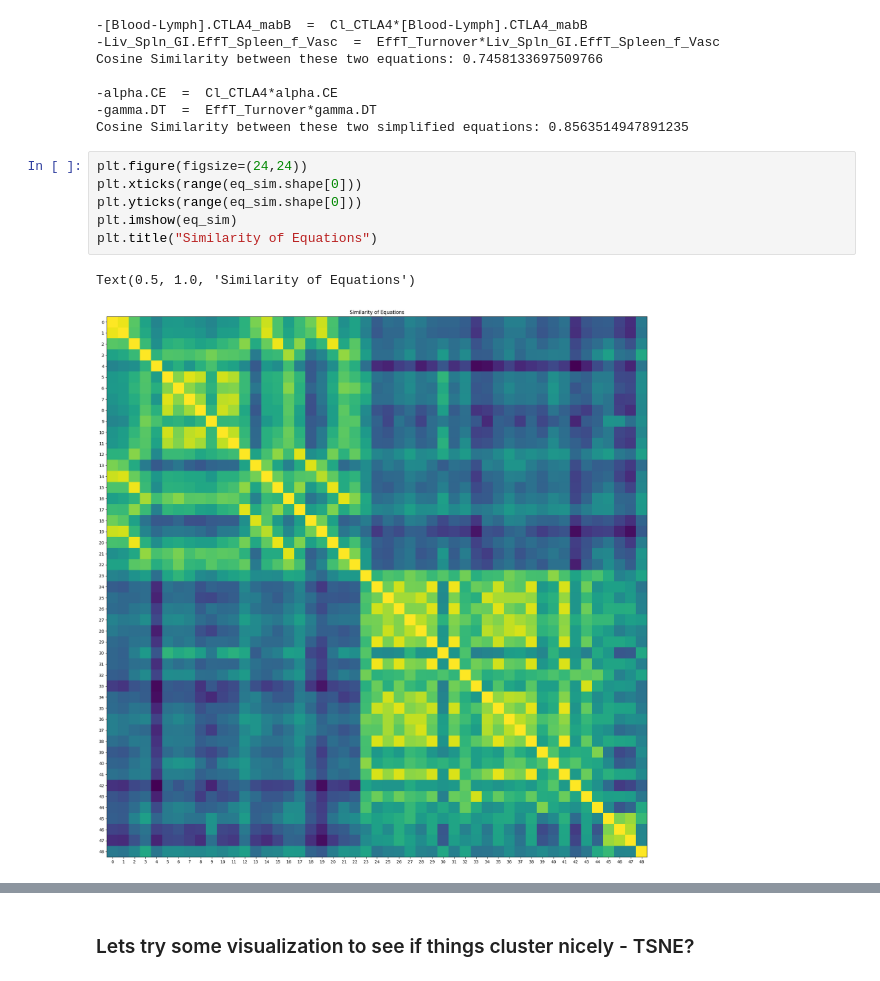
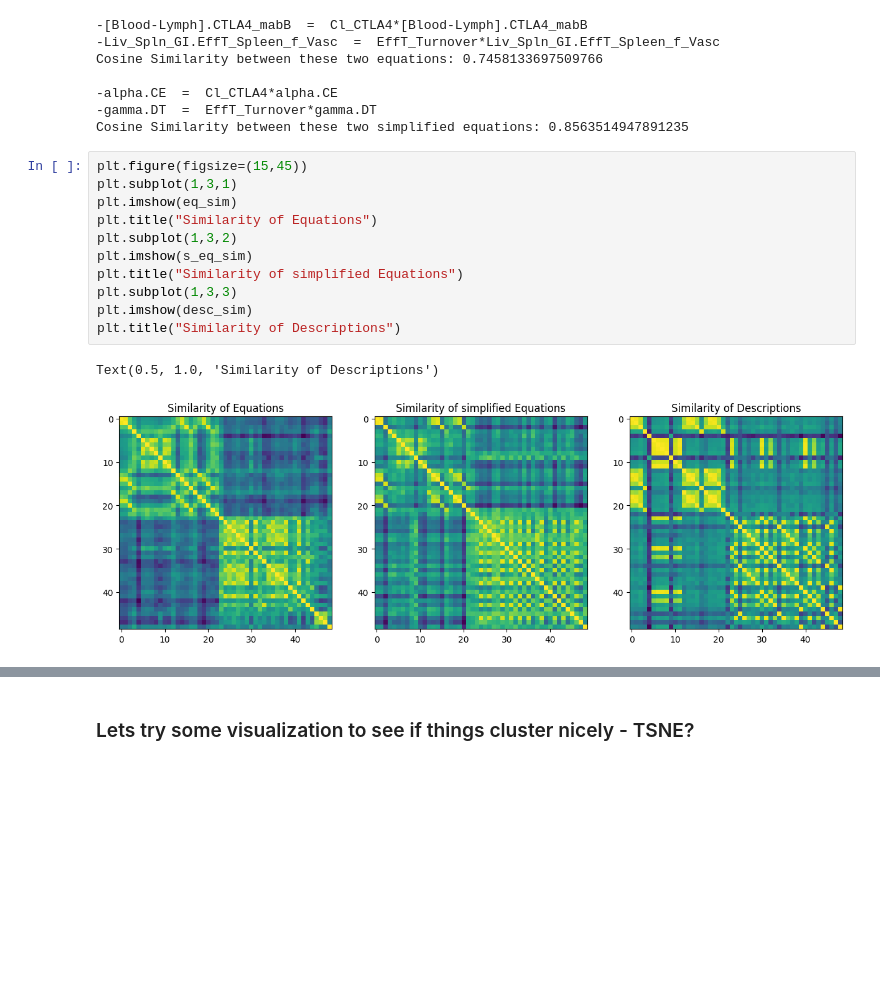
Before and after one commit to francescolosterzo/dufourspitze_16, a Jupyter notebook: nt/data_exploration.ipynb, the cells around one changed output, grey strips where cells are left out. Cells and saved outputs as stored; diff of their text form; blank space fills up the shorter version.

```diff
--- a/nt/data_exploration.ipynb
+++ b/nt/data_exploration.ipynb
@@ -128,11 +128,16 @@ Cosine Similarity between these two equations: 0.7458133697509766
 -gamma.DT  =  EffT_Turnover*gamma.DT
 Cosine Similarity between these two simplified equations: 0.8563514947891235
 # %%
-plt.figure(figsize=(24,24))
-plt.xticks(range(eq_sim.shape[0]))
-plt.yticks(range(eq_sim.shape[0]))
+plt.figure(figsize=(15,45))
+plt.subplot(1,3,1)
 plt.imshow(eq_sim)
 plt.title("Similarity of Equations")
+plt.subplot(1,3,2)
+plt.imshow(s_eq_sim)
+plt.title("Similarity of simplified Equations")
+plt.subplot(1,3,3)
+plt.imshow(desc_sim)
+plt.title("Similarity of Descriptions")
 # %% [output]
-Text(0.5, 1.0, 'Similarity of Equations')
+Text(0.5, 1.0, 'Similarity of Descriptions')
-[figure, old version]
+[figure, new version]
```
Also changed, not shown: parts of 5 cells of this notebook.
